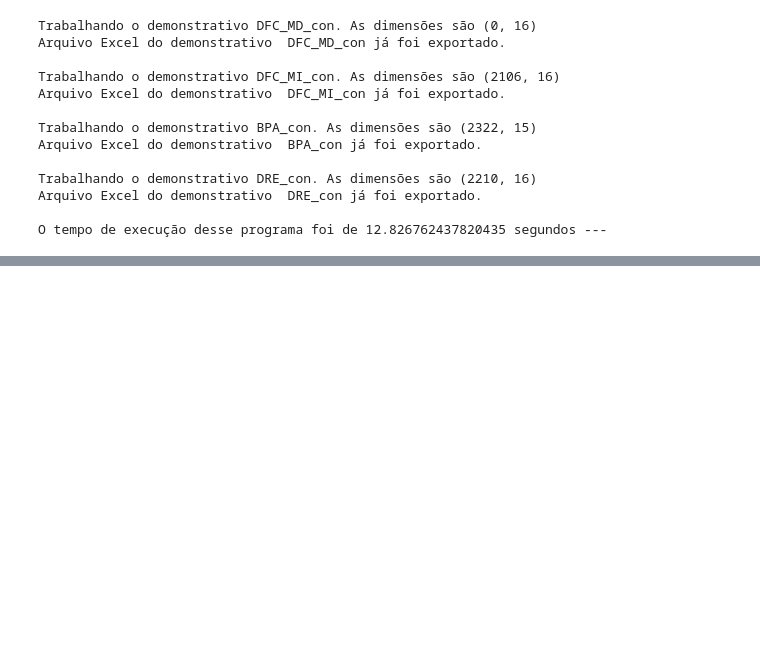
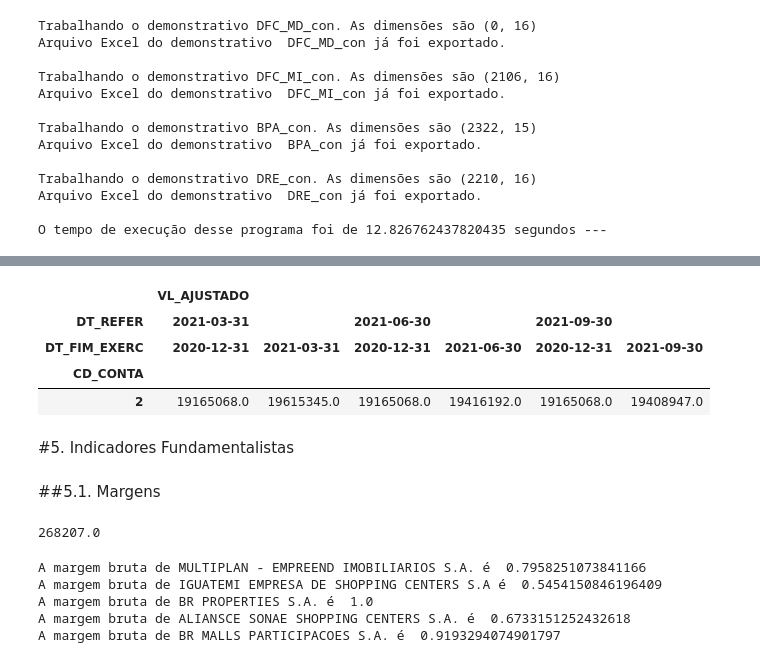
Before and after one commit to robertoricci/Curso-Python-para-Mercado-Financeiro-Trading-com-Dados, a Jupyter notebook: 04_Análise_Fundamentalista_com_Python.ipynb, the cells around one changed output, grey strips where cells are left out. Saved outputs shown, nothing was run; the diff lists cells and outputs as text; code cells hidden in the pictures; blank space fills up the shorter version.

```diff
--- a/04_Análise_Fundamentalista_com_Python.ipynb
+++ b/04_Análise_Fundamentalista_com_Python.ipynb
@@ -514,0 +696,32 @@ O tempo de execução desse programa foi de 12.826762437820435 segundos ---
+# %%
+bpp = pd.DataFrame()
+for f in arquivos_xls:
+  bpp_xls = pd.read_excel(f, sheet_name='BPP_con')
+  bpp = bpp.append(bpp_xls)
+bpp = pd.pivot_table(bpp, index=['DENOM_CIA','DS_CONTA', 'CD_CONTA'], columns=['DT_REFER','DT_FIM_EXERC'],values=['VL_AJUSTADO'])
+
+bpp.loc['BR MALLS PARTICIPACOES S.A.',:].loc['Passivo Total']
+# %% [output]
+|  | VL_AJUSTADO |  |  |  |  |  |
+| DT_REFER | 2021-03-31 |  | 2021-06-30 |  | 2021-09-30 |  |
+| DT_FIM_EXERC | 2020-12-31 | 2021-03-31 | 2020-12-31 | 2021-06-30 | 2020-12-31 | 2021-09-30 |
+| CD_CONTA |  |  |  |  |  |  |
+| 2 | 19165068.0 | 19615345.0 | 19165068.0 | 19416192.0 | 19165068.0 | 19408947.0 |
+# %% [markdown]
+#5. Indicadores Fundamentalistas
+# %% [markdown]
+##5.1. Margens
+# %%
+dre.loc['BR MALLS PARTICIPACOES S.A.',:].loc['Resultado Bruto'].iloc[-1]
+# %% [output]
+268207.0
+# %%
+for i in range(0,n_empresas):
+  calculo_margem = ( (dre.loc[lista_de_empresas[i],:].loc['Resultado Bruto'].iloc[-1])/(dre.loc[lista_de_empresas[i],:].loc['Receita de Venda de Bens e/ou Serviços'].iloc[-1]))
+  print(f'A margem bruta de {lista_de_empresas[i]} é  {calculo_margem}')
+# %% [output]
+A margem bruta de MULTIPLAN - EMPREEND IMOBILIARIOS S.A. é  0.7958251073841166
+A margem bruta de IGUATEMI EMPRESA DE SHOPPING CENTERS S.A é  0.5454150846196409
+A margem bruta de BR PROPERTIES S.A. é  1.0
+A margem bruta de ALIANSCE SONAE SHOPPING CENTERS S.A. é  0.6733151252432618
+A margem bruta de BR MALLS PARTICIPACOES S.A. é  0.9193294074901797
```
Also changed, not shown: parts of 35 cells of this notebook.
